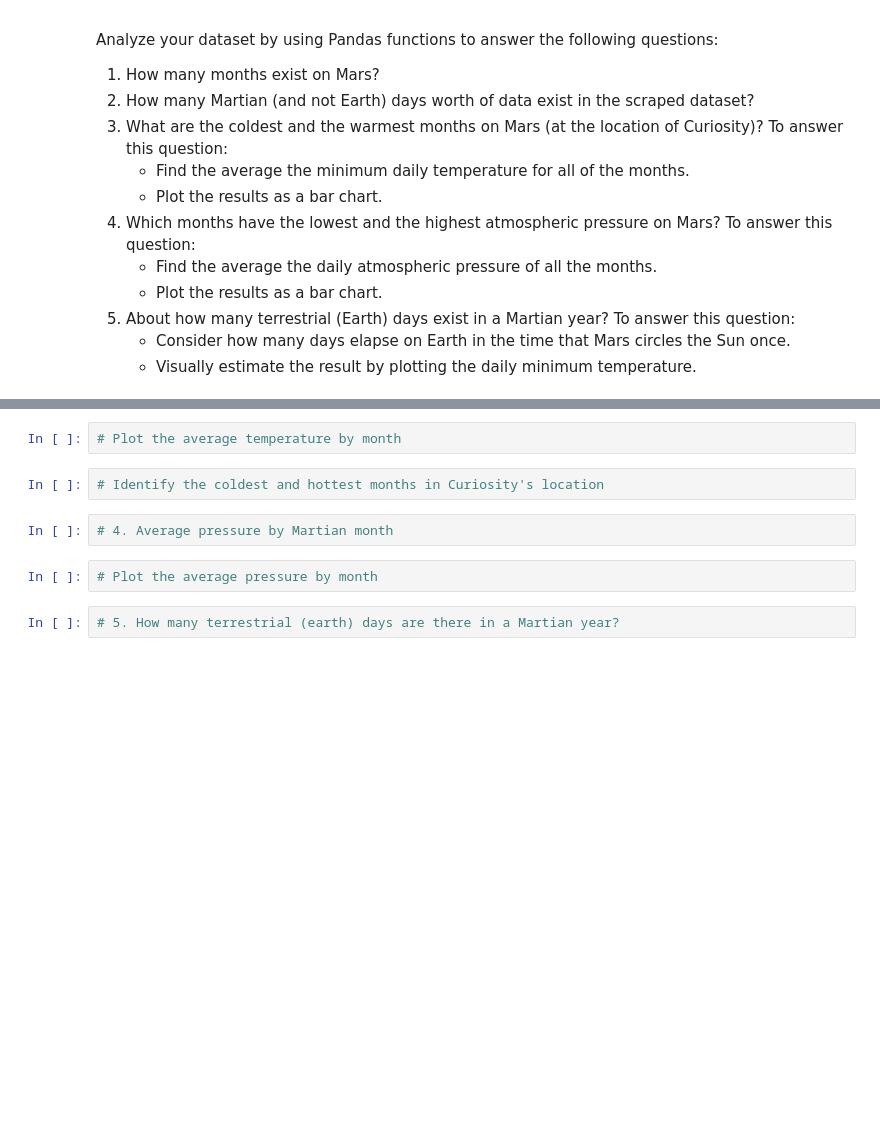
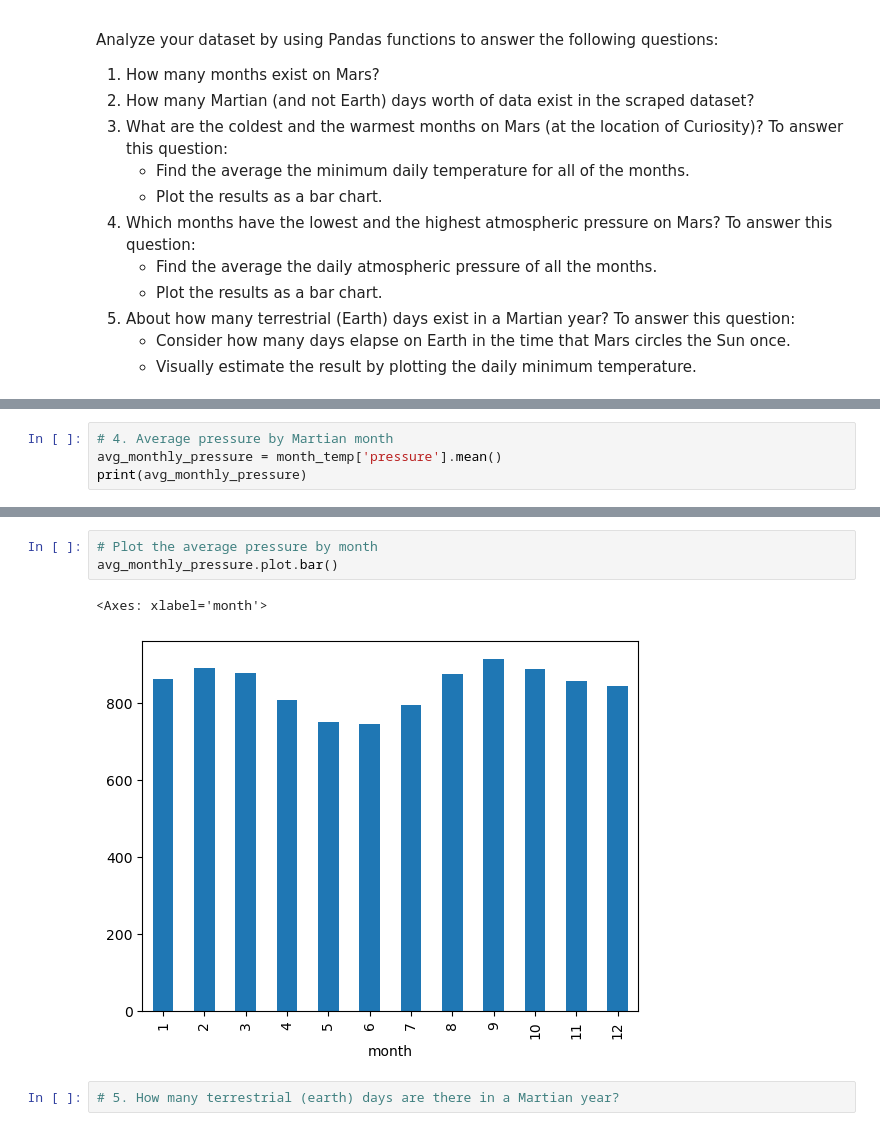
Before and after one commit to colca6/mars, a Jupyter notebook: part_2_mars_weather.ipynb, the cells around one changed output, grey strips where cells are left out. Cells and saved outputs as stored; diff of their text form; blank space fills up the shorter version.

```diff
--- a/part_2_mars_weather.ipynb
+++ b/part_2_mars_weather.ipynb
@@ -146,0 +212,4 @@ Analyze your dataset by using Pandas functions to answer the following questions
+# %%
+# 4. Average pressure by Martian month
+avg_monthly_pressure = month_temp['pressure'].mean()
+print(avg_monthly_pressure)
@@ -147,11 +231,9 @@ Analyze your dataset by using Pandas functions to answer the following questions
 # %%
-# Plot the average temperature by month
+# Plot the average pressure by month
+avg_monthly_pressure.plot.bar()
+# %% [output]
+<Axes: xlabel='month'>
+[figure, added]
-# %%
-# Identify the coldest and hottest months in Curiosity's location
-# %%
-# 4. Average pressure by Martian month
-# %%
-# Plot the average pressure by month
 # %%
 # 5. How many terrestrial (earth) days are there in a Martian year?
 # %% [markdown]
```
Also changed, not shown: parts of 11 cells of this notebook, 1 other file.
